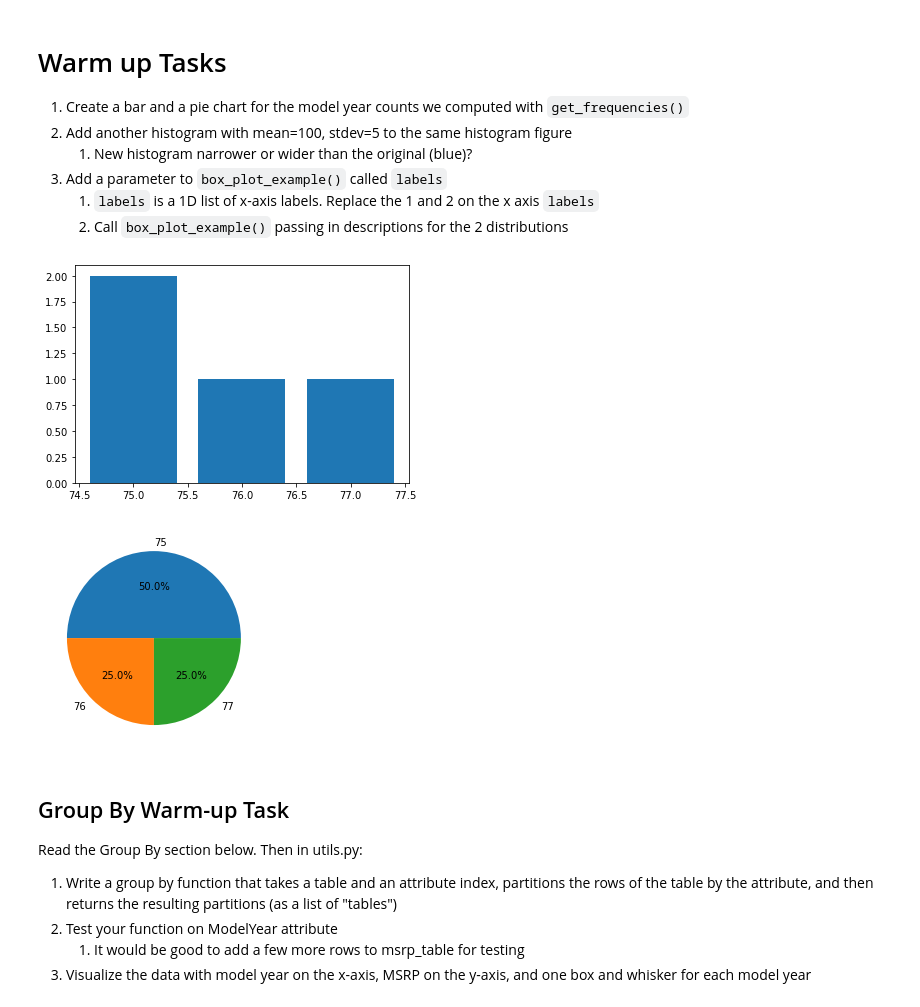
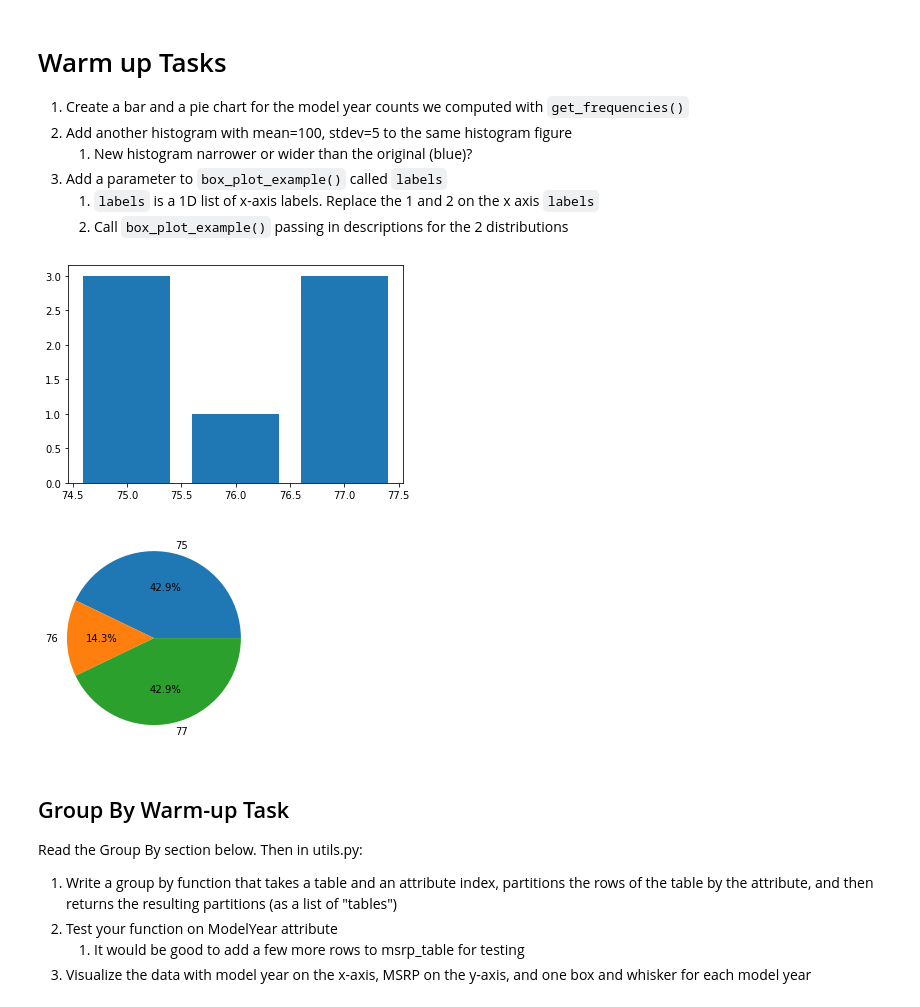
Before and after one commit to GonzagaCPSC322/U3-Data-Analysis, a Jupyter notebook: JupyterNotebookFun/MatplotlibExamples.ipynb, the cells around one changed output. Saved outputs shown, nothing was run; the diff lists cells and outputs as text; code cells hidden in the pictures.

```diff
--- a/JupyterNotebookFun/MatplotlibExamples.ipynb
+++ b/JupyterNotebookFun/MatplotlibExamples.ipynb
@@ -156,17 +156,20 @@ box_plot_example([normal_data, normal_data2], ["$\sigma=10$", "$\sigma=5$"])
 # %%
 import utils
 
 header = ["CarName", "ModelYear", "MSRP"]
 msrp_table = [["ford pinto", 75, 2769],
             ["toyota corolla", 75, 2711],
+            ["toyota camry", 75, 4711],
             ["ford pinto", 76, 3025],
-            ["toyota corolla", 77, 2789]]
+            ["toyota corolla", 77, 2789],
+            ["toyota prius", 77, 1789],
+            ["toyota camry", 77, 2389]]
 modelyear_values, modelyear_counts = utils.get_frequencies(msrp_table, header, "ModelYear")
 bar_chart_example(modelyear_values, modelyear_counts)
 pie_chart_example(modelyear_values, modelyear_counts)
 # %% [output]
-[figure, old version]
+[figure, new version]
-[figure, old version]
+[figure, new version]
 # %% [markdown]
 ## Group By Warm-up Task
 Read the Group By section below. Then in utils.py:
```
Also changed, not shown: parts of 5 cells of this notebook, 2 other files.
